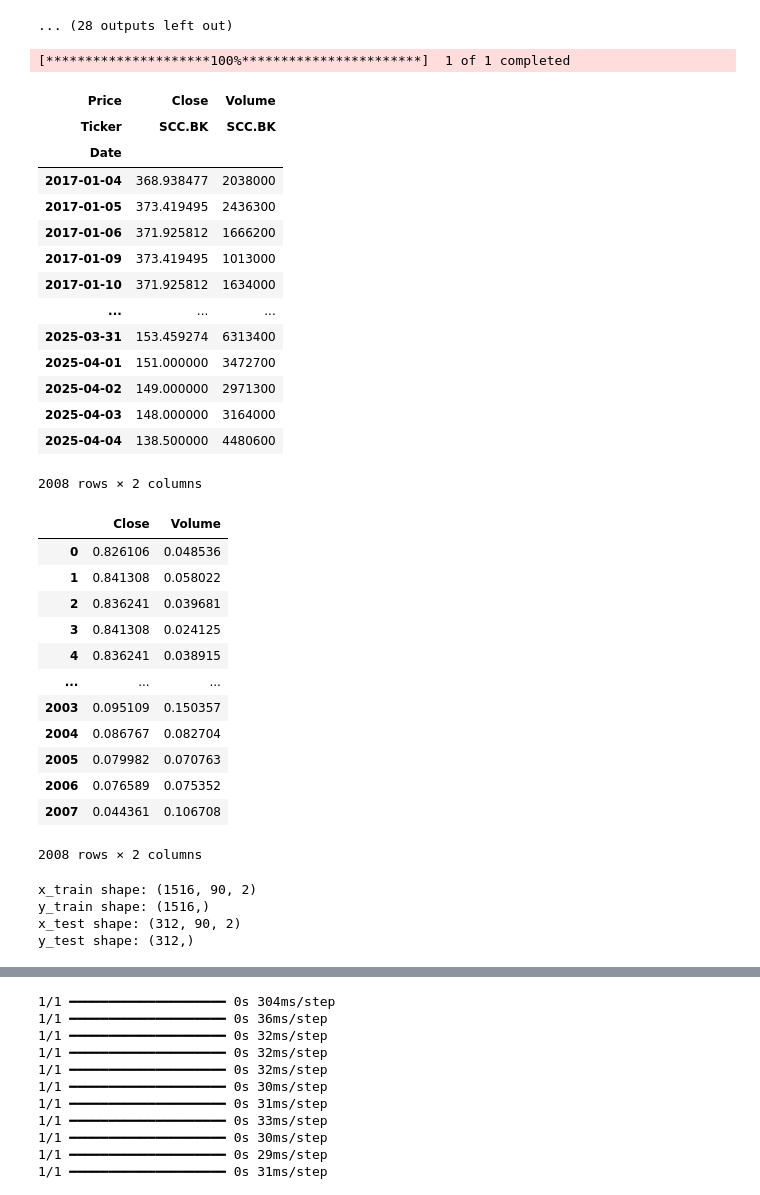
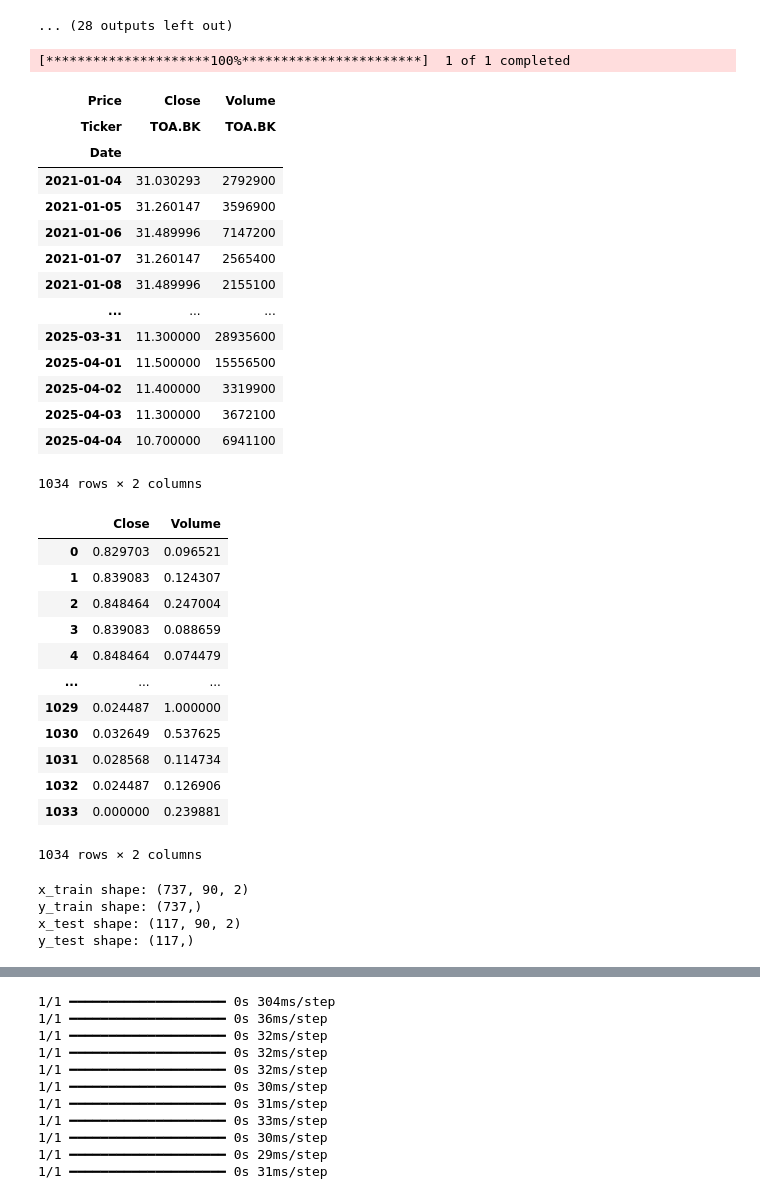
Before and after one commit to kninks/stockie-ml, a Jupyter notebook: train_model.ipynb, the cells around one changed output, grey strips where cells are left out. Cells and saved outputs as stored; diff of their text form; code cells hidden in the pictures.

```diff
--- a/train_model.ipynb
+++ b/train_model.ipynb
@@ -372,37 +372,37 @@ Epoch 1/50
 # %%
 # Load the latest preprocessed data from CSV file
 # file_path = os.path.join("data", "Fincial", "SCB.BK.csv")
 import yfinance as yf
 import datetime
 import os
 
 # file_path = os.path.join("data", "Indus", "PTTGC.BK.csv")
 
 # Load and preprocess the data
 # df = pd.read_csv(file_path)
-df = yf.download("SCC.BK", start='2017-01-01', end=datetime.datetime.today().strftime('%Y-%m-%d'), auto_adjust=True) #show adjusted close price
+df = yf.download("TOA.BK", start='2021-01-01', end=datetime.datetime.today().strftime('%Y-%m-%d'), auto_adjust=True) #show adjusted close price
 # df['Date'] = pd.to_datetime(df['Date'])
 # df.set_index('Date', inplace=True)
 df = df[['Close', 'Volume']]
 # df = df[df.index >= '2021-01-01']
 df
 # %% [output]
 [*********************100%***********************]  1 of 1 completed
 | Price | Close | Volume |
-| Ticker | SCC.BK | SCC.BK |
+| Ticker | TOA.BK | TOA.BK |
 | Date |  |  |
-| 2017-01-04 | 368.938477 | 2038000 |
-| 2017-01-05 | 373.419495 | 2436300 |
-| 2017-01-06 | 371.925812 | 1666200 |
-| 2017-01-09 | 373.419495 | 1013000 |
-| 2017-01-10 | 371.925812 | 1634000 |
+| 2021-01-04 | 31.030293 | 2792900 |
+| 2021-01-05 | 31.260147 | 3596900 |
+| 2021-01-06 | 31.489996 | 7147200 |
+| 2021-01-07 | 31.260147 | 2565400 |
+| 2021-01-08 | 31.489996 | 2155100 |
 | ... | ... | ... |
-| 2025-03-31 | 153.459274 | 6313400 |
-| 2025-04-01 | 151.000000 | 3472700 |
-| 2025-04-02 | 149.000000 | 2971300 |
-| 2025-04-03 | 148.000000 | 3164000 |
-| 2025-04-04 | 138.500000 | 4480600 |
+| 2025-03-31 | 11.300000 | 28935600 |
+| 2025-04-01 | 11.500000 | 15556500 |
+| 2025-04-02 | 11.400000 | 3319900 |
+| 2025-04-03 | 11.300000 | 3672100 |
+| 2025-04-04 | 10.700000 | 6941100 |
-2008 rows × 2 columns
+1034 rows × 2 columns
 # %%
 # Scale to range 0, 1
 scaler = MinMaxScaler(feature_range=(0, 1))  # Normalize between 0 and 1
@@ -411,18 +411,18 @@ processed_data = pd.DataFrame(scaled_data, columns=['Close', 'Volume'])
 processed_data
 # %% [output]
 |  | Close | Volume |
-| 0 | 0.826106 | 0.048536 |
-| 1 | 0.841308 | 0.058022 |
-| 2 | 0.836241 | 0.039681 |
-| 3 | 0.841308 | 0.024125 |
-| 4 | 0.836241 | 0.038915 |
+| 0 | 0.829703 | 0.096521 |
+| 1 | 0.839083 | 0.124307 |
+| 2 | 0.848464 | 0.247004 |
+| 3 | 0.839083 | 0.088659 |
+| 4 | 0.848464 | 0.074479 |
 | ... | ... | ... |
-| 2003 | 0.095109 | 0.150357 |
-| 2004 | 0.086767 | 0.082704 |
-| 2005 | 0.079982 | 0.070763 |
-| 2006 | 0.076589 | 0.075352 |
-| 2007 | 0.044361 | 0.106708 |
+| 1029 | 0.024487 | 1.000000 |
+| 1030 | 0.032649 | 0.537625 |
+| 1031 | 0.028568 | 0.114734 |
+| 1032 | 0.024487 | 0.126906 |
+| 1033 | 0.000000 | 0.239881 |
-2008 rows × 2 columns
+1034 rows × 2 columns
 # %%
 # Split into the training and testing sets
 train_data, test_data = train_test_split(scaled_data, train_size=0.8, shuffle=False)
@@ -445,10 +445,10 @@ print(f"y_train shape: {y_train.shape}")
 print(f"x_test shape: {x_test.shape}" if len(x_test) > 0 else "⚠️ No test set available.")
 print(f"y_test shape: {y_test.shape}" if len(y_test) > 0 else "")
 # %% [output]
-x_train shape: (1516, 90, 2)
-y_train shape: (1516,)
-x_test shape: (312, 90, 2)
-y_test shape: (312,)
+x_train shape: (737, 90, 2)
+y_train shape: (737,)
+x_test shape: (117, 90, 2)
+y_test shape: (117,)
 # %%
 def model_builder(hp):
     model = Sequential()
```
Also changed, not shown: parts of 2 cells of this notebook, 58 other files.
